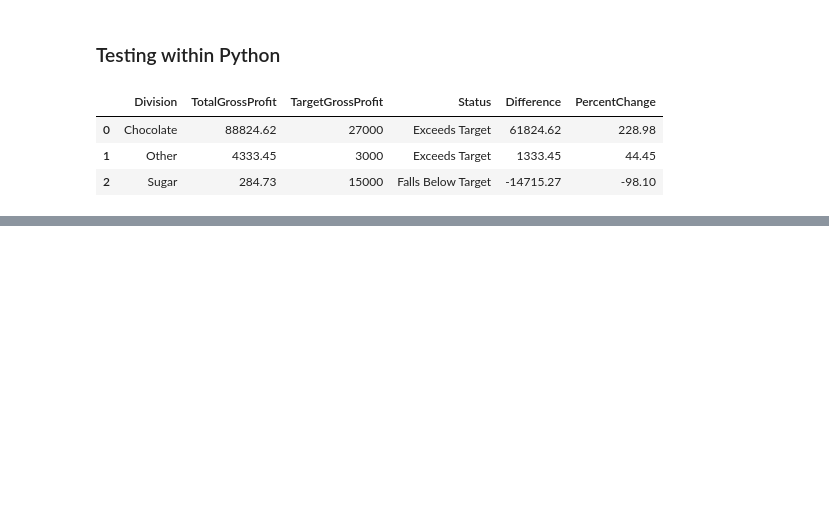
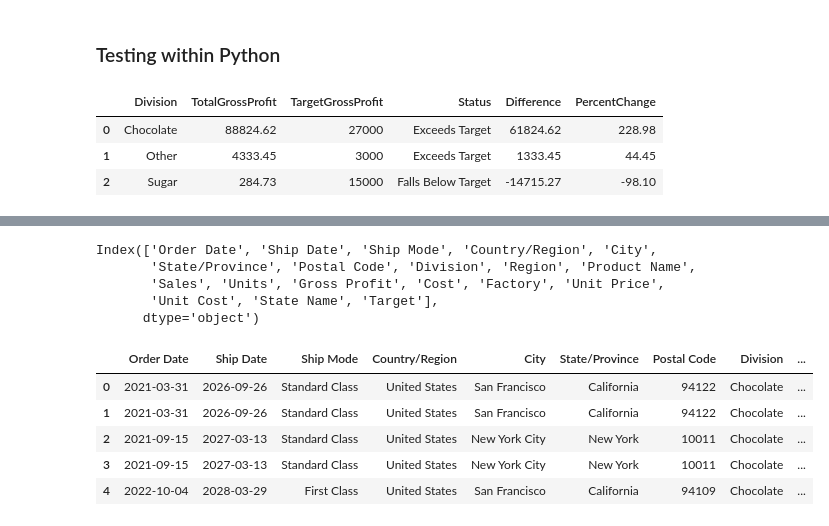
Before and after one commit to jastro-dev/operational-efficiency-and-predictive-analytics-candy-distribution, a Jupyter notebook: main_notebook.ipynb, the cells around one changed output, grey strips where cells are left out. Saved outputs shown, nothing was run; the diff lists cells and outputs as text; code cells hidden in the pictures; blank space fills up the shorter version.

```diff
--- a/main_notebook.ipynb
+++ b/main_notebook.ipynb
@@ -603,0 +654,6 @@ results_df
+# %%
+df_combined = pd.merge(df_combined, df_factories, how='left', on='Factory')
+# %%
+df_combined = pd.merge(df_combined, df_zips, how='left', on='Postal Code')
+# %%
+df_combined = pd.merge(df_combined, df_targets, how='left', on='Division')
@@ -603,0 +672,40 @@ results_df
+# %%
+# Remove unnecessary columns
+df_combined_modif = df_combined.drop(
+    columns=[
+        'Order ID',
+        'Customer ID',
+        'State ID',
+        'Product ID',
+        'County FIPS',
+        'County Name',
+        'County Weights',
+        'County Names All',
+        'County FIPS All',
+        'Imprecise',
+        'Military',
+        'Timezone',
+        'Population',
+        'Density',
+        'Latitude',
+        'Longitude',
+        'ZCTA',
+    ]
+)
+# %%
+df_combined_modif.columns
+# %% [output]
+Index(['Order Date', 'Ship Date', 'Ship Mode', 'Country/Region', 'City',
+       'State/Province', 'Postal Code', 'Division', 'Region', 'Product Name',
+       'Sales', 'Units', 'Gross Profit', 'Cost', 'Factory', 'Unit Price',
+       'Unit Cost', 'State Name', 'Target'],
+      dtype='object')
+# %%
+df_combined_modif.head()
+# %% [output]
+|  | Order Date | Ship Date | Ship Mode | Country/Region | City | State/Province | Postal Code | Division | ... |
+| 0 | 2021-03-31 | 2026-09-26 | Standard Class | United States | San Francisco | California | 94122 | Chocolate | ... |
+| 1 | 2021-03-31 | 2026-09-26 | Standard Class | United States | San Francisco | California | 94122 | Chocolate | ... |
+| 2 | 2021-09-15 | 2027-03-13 | Standard Class | United States | New York City | New York | 10011 | Chocolate | ... |
+| 3 | 2021-09-15 | 2027-03-13 | Standard Class | United States | New York City | New York | 10011 | Chocolate | ... |
+| 4 | 2022-10-04 | 2028-03-29 | First Class | United States | San Francisco | California | 94109 | Chocolate | ... |
```
Also changed, not shown: parts of 8 cells of this notebook, 1 other file.
